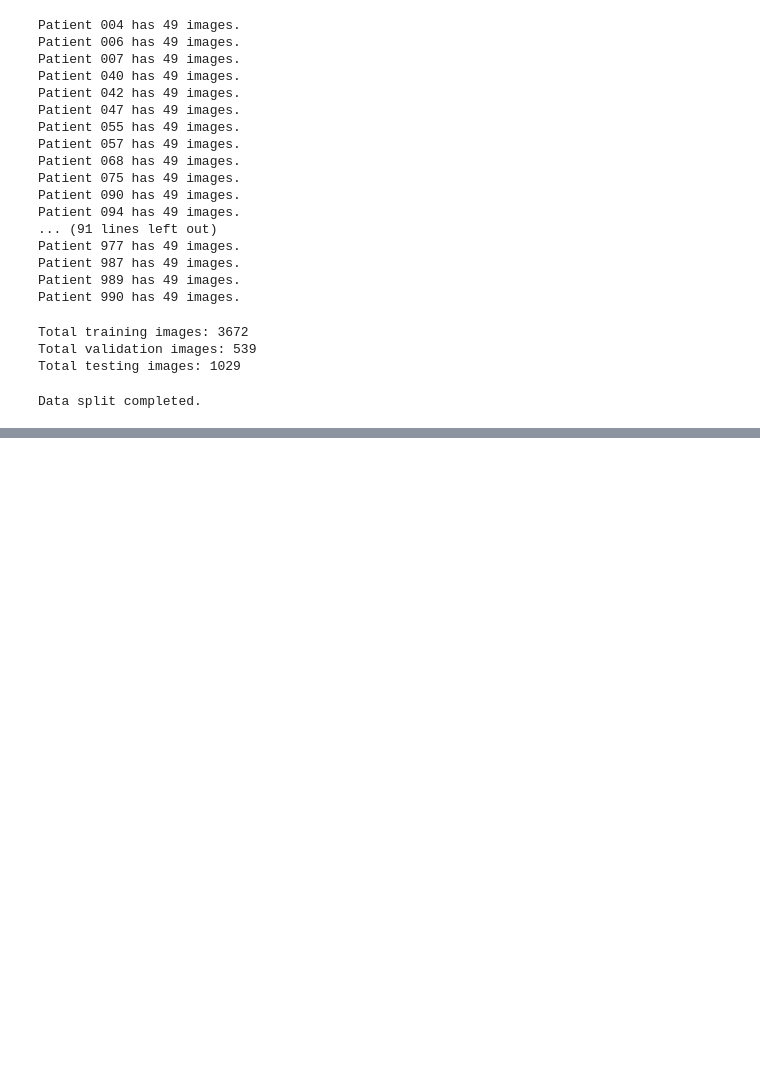
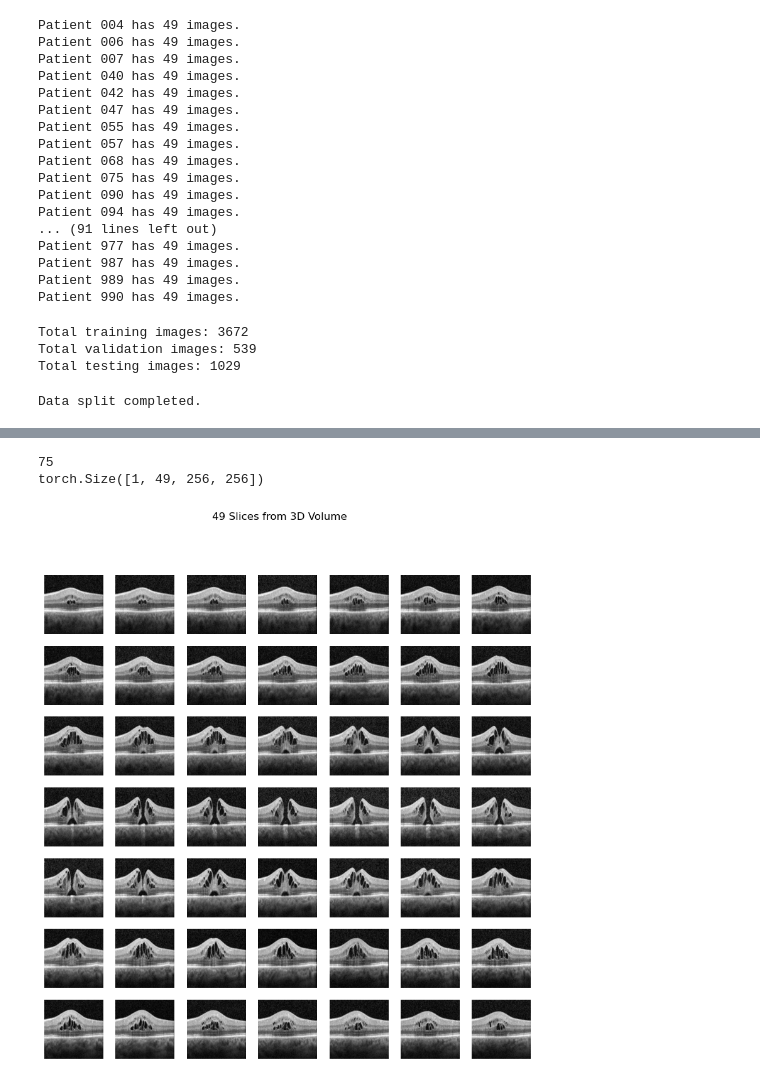
Before and after one commit to MakrisJr/Benchmark-ELM-Line-OCT-Dataset, a Jupyter notebook: split_data.ipynb, the cells around one changed output, grey strips where cells are left out. Saved outputs shown, nothing was run; the diff lists cells and outputs as text; code cells hidden in the pictures; blank space fills up the shorter version.

```diff
--- a/split_data.ipynb
+++ b/split_data.ipynb
@@ -128,0 +199,25 @@ Data split completed.
+# %%
+from dataset import D3Dataset
+from torch.utils.data import DataLoader
+from matplotlib import pyplot as plt
+from transformation import ELM_transform_gray
+
+#------------- Load the images from directory----------
+train_dir_img = './train/image/'
+train_dir_mask = './train/mask/'
+val_dir_img = './val/image/'
+val_dir_mask = './val/mask/'
+dir_checkpoint = './checkpoint/'
+# ------------------Loading END ------------------------
+
+transform = ELM_transform_gray()
+d3dataset = D3Dataset(
+        imgs_dir=train_dir_img,
+        masks_dir=train_dir_mask,
+        scale=1,
+        transform=transform['train']
+)
+d3loader = DataLoader(d3dataset, batch_size=1, shuffle=True, num_workers=2, pin_memory=False)
+for batch in d3loader:
+    imgs, true_masks = batch['image'], batch['mask']
+    print(imgs.shape)
@@ -128,0 +270,16 @@ Data split completed.
+# %%
+# print dataset size
+print(d3dataset.__len__())
+print(imgs.shape)
+# plot the 49 slices
+fig, axes = plt.subplots(7, 7, figsize=(10, 10))
+for i in range(7):
+    for j in range(7):
+        axes[i, j].imshow(imgs[0, i*7 + j, :, :].squeeze(), cmap='gray')
+        axes[i, j].axis('off')
+plt.suptitle("49 Slices from 3D Volume")
+plt.show()
+# %% [output]
+75
+torch.Size([1, 49, 256, 256])
+[figure, added]
```
Also changed, not shown: parts of 6 cells of this notebook.
